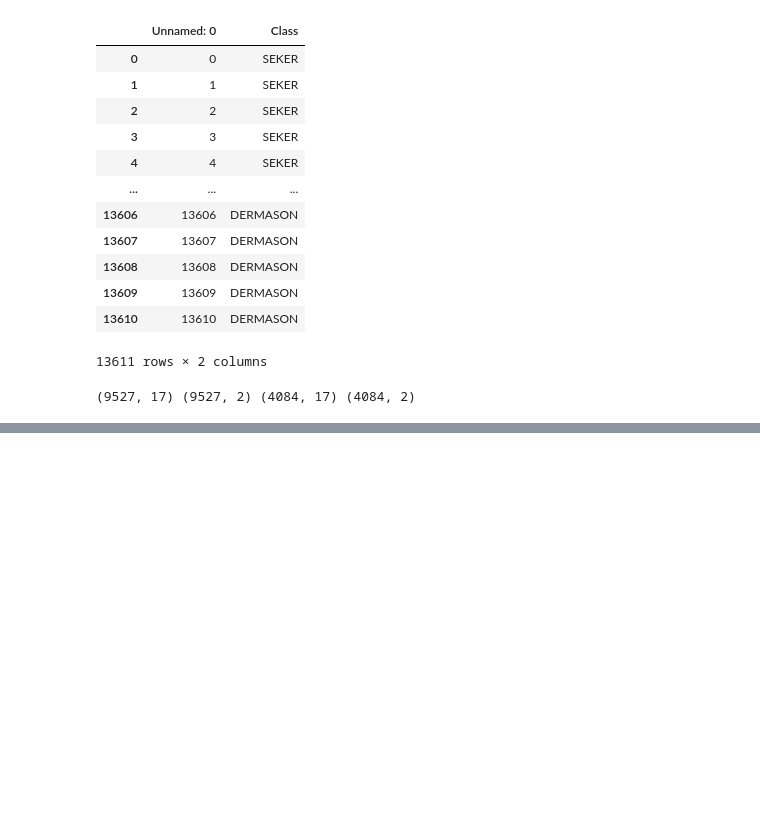
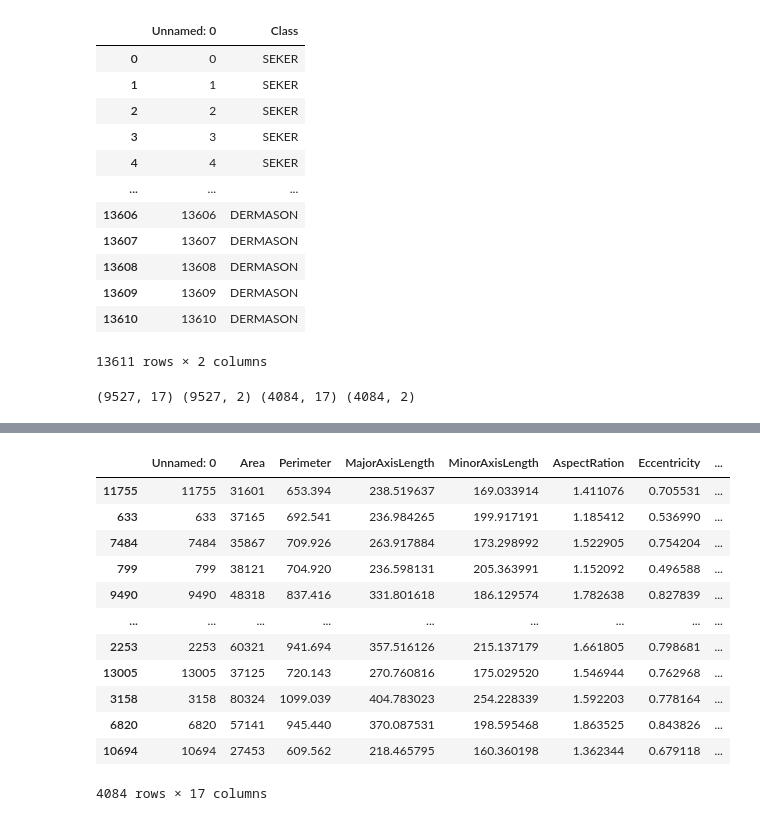
Before and after one commit to Orobrs/Dry-beans-classification, a Jupyter notebook: DryBean.ipynb, the cells around one changed output, grey strips where cells are left out. Cells and saved outputs as stored; diff of their text form; code cells hidden in the pictures; blank space fills up the shorter version.

```diff
--- a/DryBean.ipynb
+++ b/DryBean.ipynb
@@ -189,0 +222,16 @@ y_test.shape)
+# %%
+X_test
+# %% [output]
+|  | Unnamed: 0 | Area | Perimeter | MajorAxisLength | MinorAxisLength | AspectRation | Eccentricity | ... |
+| 11755 | 11755 | 31601 | 653.394 | 238.519637 | 169.033914 | 1.411076 | 0.705531 | ... |
+| 633 | 633 | 37165 | 692.541 | 236.984265 | 199.917191 | 1.185412 | 0.536990 | ... |
+| 7484 | 7484 | 35867 | 709.926 | 263.917884 | 173.298992 | 1.522905 | 0.754204 | ... |
+| 799 | 799 | 38121 | 704.920 | 236.598131 | 205.363991 | 1.152092 | 0.496588 | ... |
+| 9490 | 9490 | 48318 | 837.416 | 331.801618 | 186.129574 | 1.782638 | 0.827839 | ... |
+| ... | ... | ... | ... | ... | ... | ... | ... | ... |
+| 2253 | 2253 | 60321 | 941.694 | 357.516126 | 215.137179 | 1.661805 | 0.798681 | ... |
+| 13005 | 13005 | 37125 | 720.143 | 270.760816 | 175.029520 | 1.546944 | 0.762968 | ... |
+| 3158 | 3158 | 80324 | 1099.039 | 404.783023 | 254.228339 | 1.592203 | 0.778164 | ... |
+| 6820 | 6820 | 57141 | 945.440 | 370.087531 | 198.595468 | 1.863525 | 0.843826 | ... |
+| 10694 | 10694 | 27453 | 609.562 | 218.465795 | 160.360198 | 1.362344 | 0.679118 | ... |
+4084 rows × 17 columns
```
Also changed, not shown: parts of 7 cells of this notebook, 2 other files.
